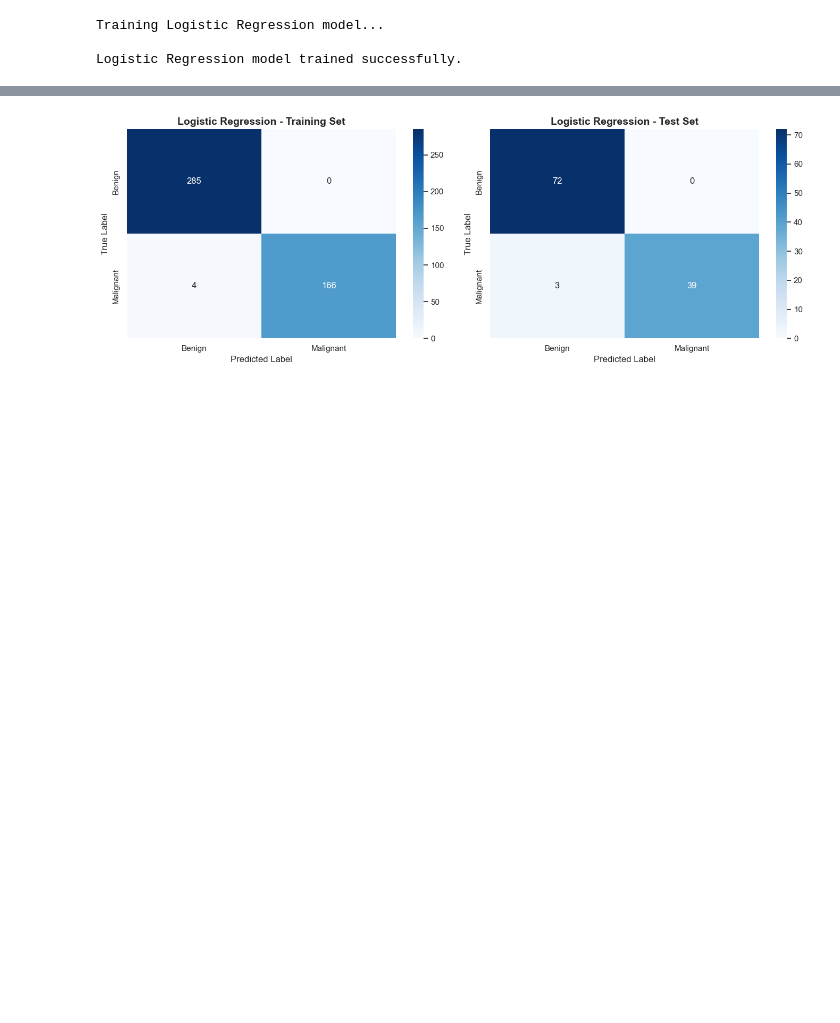
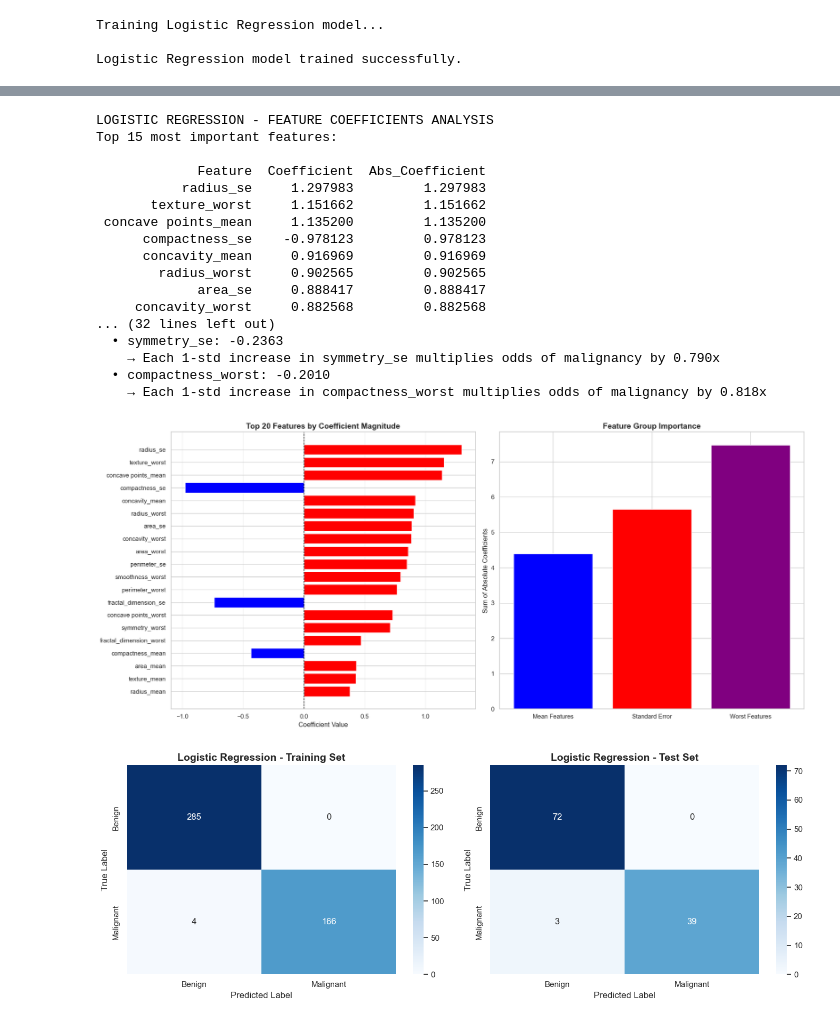
Before and after one commit to xjialu/4020a2, a Jupyter notebook: asher_task3.ipynb, the cells around one changed output, grey strips where cells are left out. Saved outputs shown, nothing was run; the diff lists cells and outputs as text; code cells hidden in the pictures; blank space fills up the shorter version.

```diff
--- a/asher_task3.ipynb
+++ b/asher_task3.ipynb
@@ -370 +314,81 @@ weighted avg       0.97      0.97      0.97       114
+# %%
+# Extract and analyze Logistic Regression coefficients
+lr_coefficients = pd.DataFrame({
+    'Feature': X.columns,
+    'Coefficient': lr_model.coef_[0],
+    'Abs_Coefficient': np.abs(lr_model.coef_[0])
+}).sort_values('Abs_Coefficient', ascending=False)
+
+print("LOGISTIC REGRESSION - FEATURE COEFFICIENTS ANALYSIS")
+
+print("Top 15 most important features:\n")
+print(lr_coefficients.head(15).to_string(index=False))
+
+print("Coefficient Interpretation:")
+print("  • Positive coefficient: Higher feature value → Higher malignancy probability")
+print("  • Negative coefficient: Higher feature value → Lower malignancy probability")
+print("  • Larger |coefficient|: Stronger influence on prediction\n")
+
+# Identifying strongest predictors of malignancy
+strongest_positive = lr_coefficients[lr_coefficients['Coefficient'] > 0].head(5)
+strongest_negative = lr_coefficients[lr_coefficients['Coefficient'] < 0].head(5)
+
+print("\nStrongest Positive Predictors of Malignancy:")
+for _, row in strongest_positive.iterrows():
+    print(f"  • {row['Feature']}: {row['Coefficient']:.4f}")
+    print(f"    → Each 1-std increase in {row['Feature']} multiplies odds of malignancy by {np.exp(row['Coefficient']):.3f}x")
+
+print("\nStrongest Negative Predictors (Protective Features):")
+for _, row in strongest_negative.iterrows():
+    print(f"  • {row['Feature']}: {row['Coefficient']:.4f}")
+    print(f"    → Each 1-std increase in {row['Feature']} multiplies odds of malignancy by {np.exp(row['Coefficient']):.3f}x")
+
+# Visualize coefficients
+fig, axes = plt.subplots(1, 2, figsize=(18, 8))
+
+# All coefficients
+top_20 = lr_coefficients.head(20)
+colors = ['red' if x > 0 else 'blue' for x in top_20['Coefficient']]
+axes[0].barh(range(len(top_20)), top_20['Coefficient'], color=colors)
+axes[0].set_yticks(range(len(top_20)))
+axes[0].set_yticklabels(top_20['Feature'])
+axes[0].set_xlabel('Coefficient Value', fontsize=12)
+axes[0].set_title('Top 20 Features by Coefficient Magnitude', fontsize=14, fontweight='bold')
+axes[0].axvline(x=0, color='black', linestyle='--', linewidth=1)
+axes[0].invert_yaxis()
+axes[0].grid(axis='x', alpha=0.3)
+
+# Group by feature type
+mean_coefs = lr_coefficients[lr_coefficients['Feature'].str.contains('_mean')]['Abs_Coefficient'].sum()
+se_coefs = lr_coefficients[lr_coefficients['Feature'].str.contains('_se')]['Abs_Coefficient'].sum()
+worst_coefs = lr_coefficients[lr_coefficients['Feature'].str.contains('_worst')]['Abs_Coefficient'].sum()
+
+feature_groups = ['Mean Features', 'Standard Error', 'Worst Features']
+group_importances = [mean_coefs, se_coefs, worst_coefs]
+axes[1].bar(feature_groups, group_importances, color=['blue', 'red', 'purple'])
+axes[1].set_ylabel('Sum of Absolute Coefficients', fontsize=12)
+axes[1].set_title('Feature Group Importance', fontsize=14, fontweight='bold')
+# axes[1].grid(axis='y', alpha=0.3)
+
+plt.tight_layout()
+plt.show()
+# %% [output]
+LOGISTIC REGRESSION - FEATURE COEFFICIENTS ANALYSIS
+Top 15 most important features:
+
+             Feature  Coefficient  Abs_Coefficient
+           radius_se     1.297983         1.297983
+       texture_worst     1.151662         1.151662
+ concave points_mean     1.135200         1.135200
+      compactness_se    -0.978123         0.978123
+      concavity_mean     0.916969         0.916969
+        radius_worst     0.902565         0.902565
+             area_se     0.888417         0.888417
+     concavity_worst     0.882568         0.882568
+... (32 lines left out)
+  • symmetry_se: -0.2363
+    → Each 1-std increase in symmetry_se multiplies odds of malignancy by 0.790x
+  • compactness_worst: -0.2010
+    → Each 1-std increase in compactness_worst multiplies odds of malignancy by 0.818x
+[figure, added]
 # %%
```
Also changed, not shown: parts of 33 cells of this notebook.
